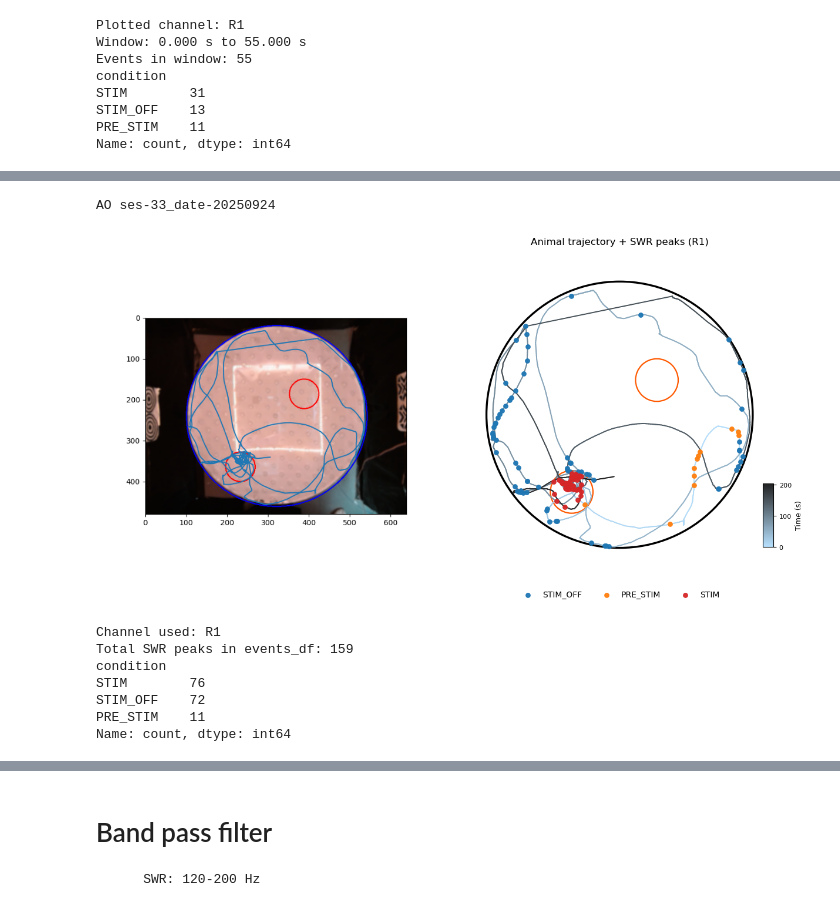
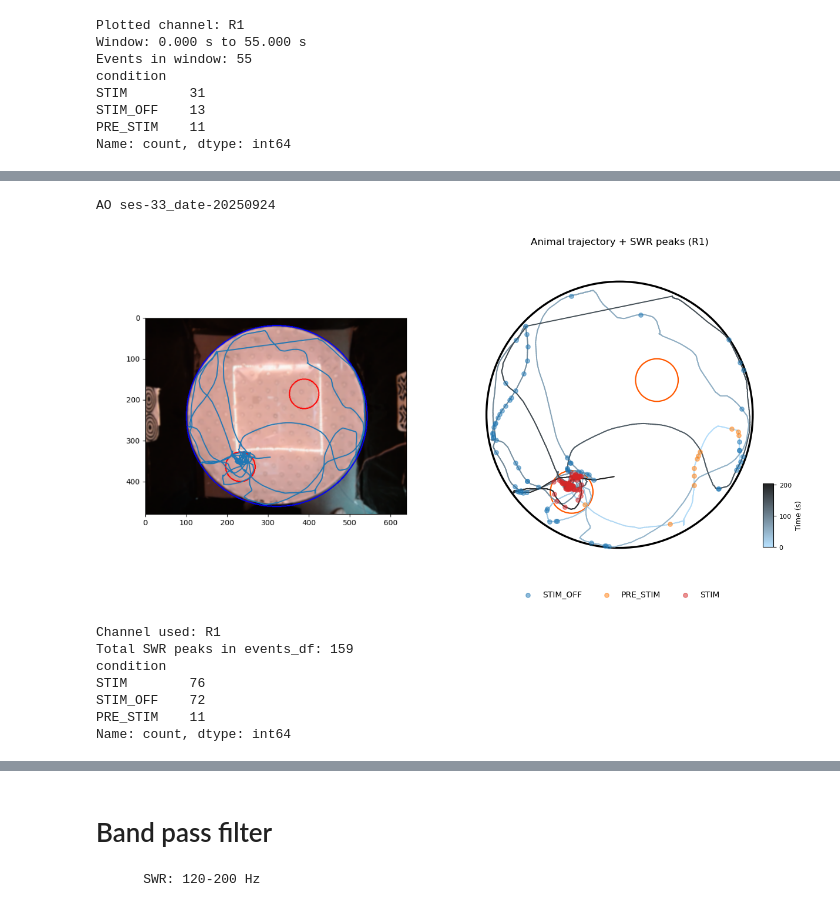
Before and after one commit to Koushouu/Cheeseboard, a Jupyter notebook: LFP/stella/XM_SWRextraction.ipynb, the cells around one changed output, grey strips where cells are left out. Cells and saved outputs as stored; diff of their text form; code cells hidden in the pictures.

```diff
--- a/LFP/stella/XM_SWRextraction.ipynb
+++ b/LFP/stella/XM_SWRextraction.ipynb
@@ -2994,6 +2994,8 @@ def detect_swr_wavelet_channel(
         "x": x,
         "projection": proj,
         "threshold": thr,
+        "freq": freq,
+        "abs_cwt": abs_cwt,
     }
 
 
@@ -3605,7 +4382,7 @@ if len(events_df) and len(t):
                     d["traj_y"],
                     s=28,
                     c=cond_colors[cond],
-                    alpha=0.95,
+                    alpha=0.5,
                     zorder=5,
                     label=cond if cond not in legend_done else None
                 )
@@ -3654,34 +4431,34 @@ ax.set_ylim(
 
 ax.set_aspect('equal')
 ax.set_xticks([])
 ax.set_yticks([])
 
 for spine in ax.spines.values():
     spine.set_visible(False)
 
 ax.set_title(f"Animal trajectory + SWR peaks ({CHANNEL_TO_PLOT})", fontsize=12)
 
 if len(legend_done):
     ax.legend(frameon=False, loc="lower center", bbox_to_anchor=(0.5, -0.08), ncol=3)
 
 # ------------------------------------------------------------
 # Colorbar
 # ------------------------------------------------------------
 cax = fig.add_axes([0.95, 0.13, 0.015, 0.18])
 cbar = fig.colorbar(lc, cax=cax)
 cbar.set_label("Time (s)", fontsize=9)
 cbar.ax.tick_params(labelsize=8)
 
 plt.tight_layout()
 plt.show()
 
 print(f"Channel used: {CHANNEL_TO_PLOT}")
 print(f"Total SWR peaks in events_df: {len(events_df)}")
 if "condition" in events_df.columns and len(events_df):
     print(events_df["condition"].value_counts(dropna=False))
 # %% [output]
 AO ses-33_date-20250924
-[figure, old version]
+[figure, new version]
 Channel used: R1
 Total SWR peaks in events_df: 159
 condition
```
Also changed, not shown: parts of 7 cells of this notebook, 1 other file.
